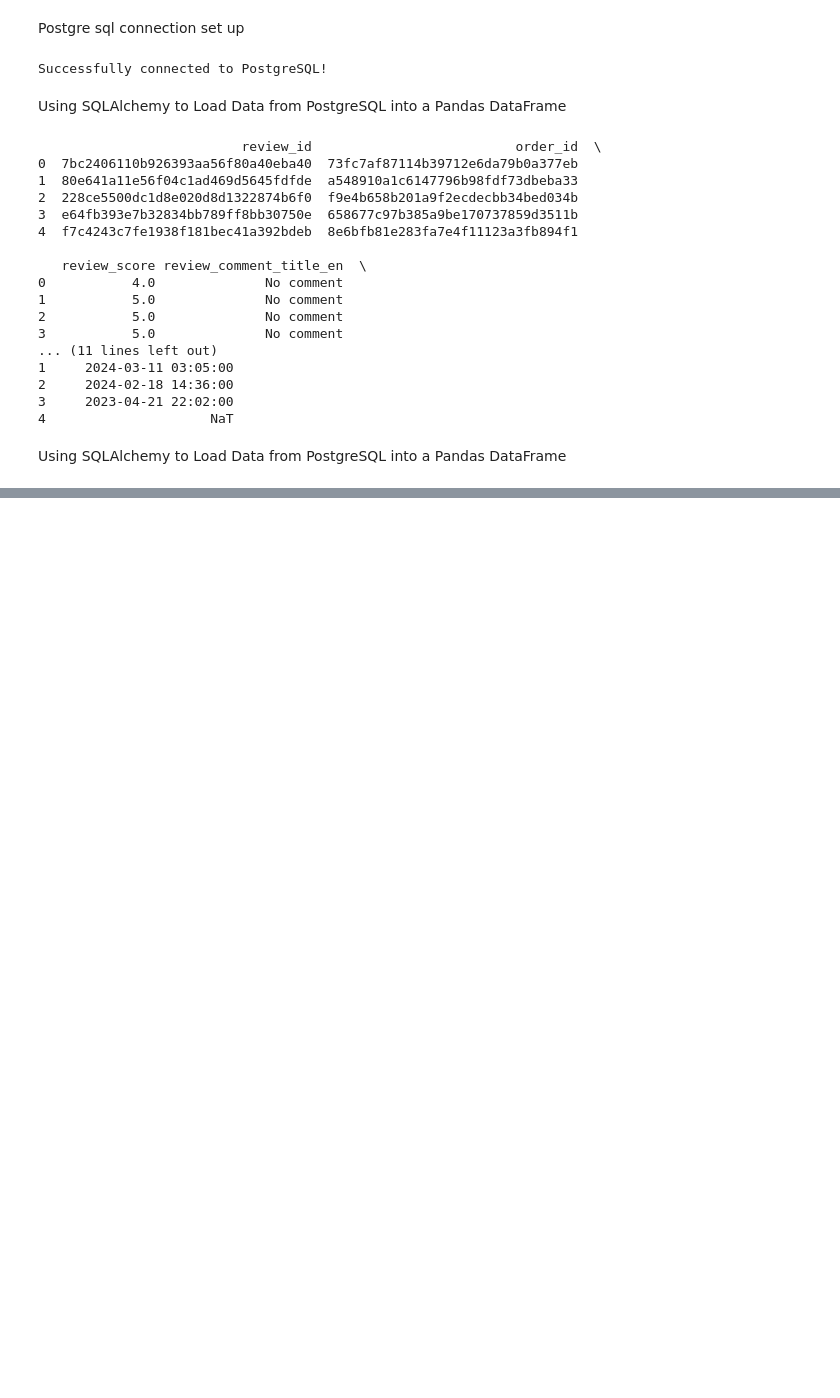
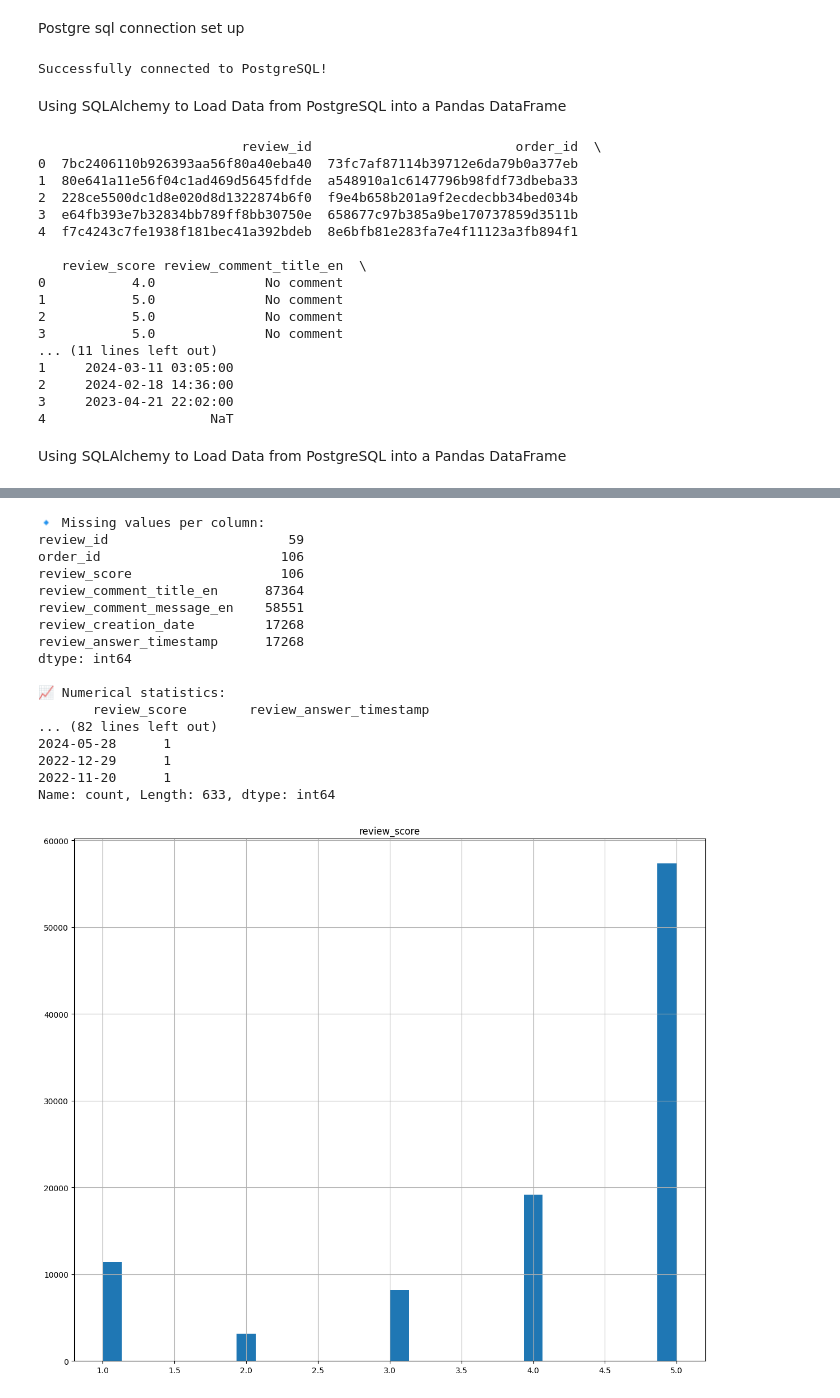
Before and after one commit to paulista22/retail-analysis, a Jupyter notebook: eda/eda_order_reviews.ipynb, the cells around one changed output, grey strips where cells are left out. Saved outputs shown, nothing was run; the diff lists cells and outputs as text; code cells hidden in the pictures; blank space fills up the shorter version.

Commit message:
order_reviews exploratory data analysis

```diff
--- a/eda/eda_order_reviews.ipynb
+++ b/eda/eda_order_reviews.ipynb
@@ -57,3 +57,57 @@ print(reviews.head())
 4                     NaT
 # %% [markdown]
 Using SQLAlchemy to Load Data from PostgreSQL into a Pandas DataFrame
+# %%
+import pandas as pd
+import numpy as np
+import matplotlib.pyplot as plt
+import seaborn as sns
+
+# 🔍 General overview
+print("🔹 Dimensions:", order_reviews.shape)
+print("\n🔹 Columns:")
+print(order_reviews.columns)
+print("\n🔹 Data types:")
+print(order_reviews.dtypes)
+print("\n🔹 First 5 rows:")
+print(order_reviews.head())
+
+# 🔁 Duplicates
+duplicates = order_reviews.duplicated()
+print("\n🔁 Duplicate rows:", duplicates.sum())
+if duplicates.sum() > 0:
+    print("\n🔍 Showing duplicates:")
+    display(order_reviews[duplicates])
+
+# 🧼 Missing values
+print("\n🔹 Missing values per column:")
+print(order_reviews.isnull().sum())
+
+# 📊 Basic statistics
+print("\n📈 Numerical statistics:")
+print(order_reviews.describe())
+
+# 🧠 Separate columns by type
+num_cols = order_reviews.select_dtypes(include=np.number).columns
+cat_cols = order_reviews.select_dtypes(include='object').columns
+
+print("\n🔸 Numerical columns:", list(num_cols))
+print("🔸 Categorical columns:", list(cat_cols))
+
+# 🎯 Unique values in categorical columns
+for col in cat_cols:
+    print(f"\n🎲 {col} - Unique values:")
+    print(order_reviews[col].value_counts())
+
+# 📉 Histograms for numerical columns
+order_reviews[num_cols].hist(bins=30, figsize=(12, 10))
+plt.tight_layout()
+plt.show()
+
+# 📦 Boxplots for numerical columns
+for col in num_cols:
+    plt.figure(figsize=(6, 4))
+    sns.boxplot(x=order_reviews[col])
+    plt.title(f'Outliers - {col}')
+    plt.show()
+# %% [output]
@@ -59,0 +148,18 @@ Using SQLAlchemy to Load Data from PostgreSQL into a Pandas DataFrame
+🔹 Missing values per column:
+review_id                       59
+order_id                       106
+review_score                   106
+review_comment_title_en      87364
+review_comment_message_en    58551
+review_creation_date         17268
+review_answer_timestamp      17268
+dtype: int64
+
+📈 Numerical statistics:
+       review_score        review_answer_timestamp
+... (82 lines left out)
+2024-05-28      1
+2022-12-29      1
+2022-11-20      1
+Name: count, Length: 633, dtype: int64
+[figure, added]
```
Also changed, not shown: parts of 2 cells of this notebook.
